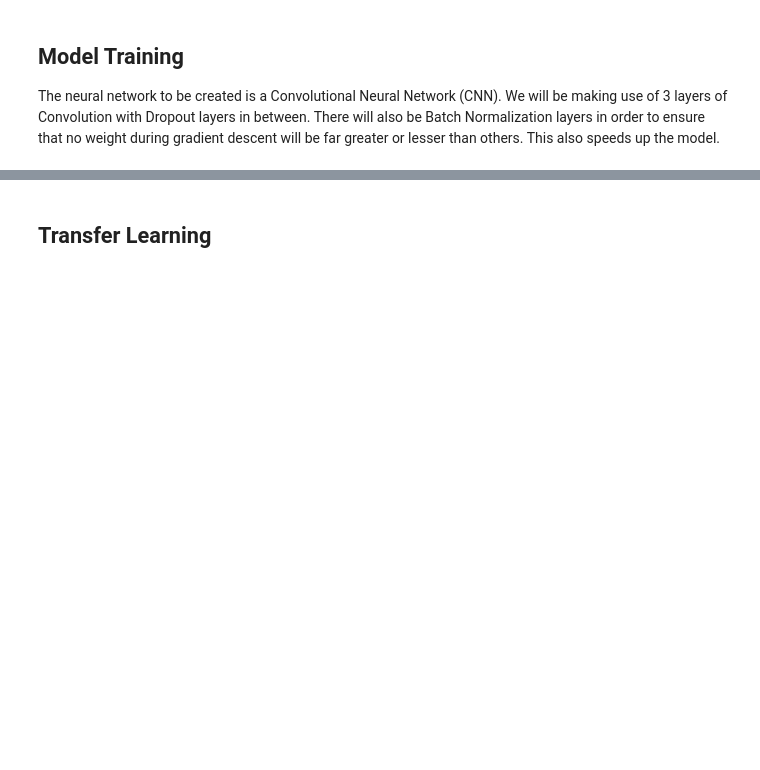
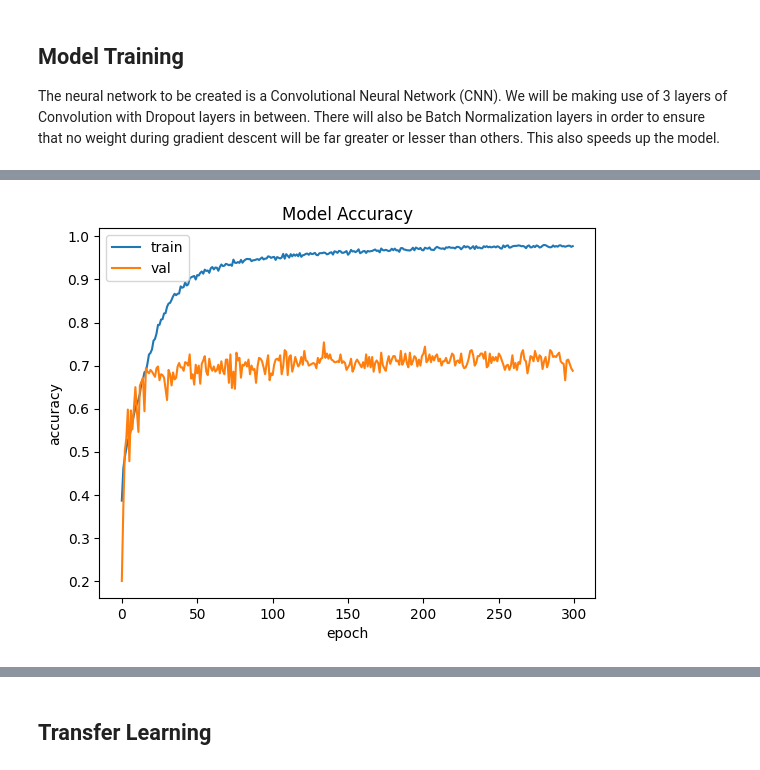
Before and after one commit to not-joosh/cifar-omni-herbi-ml-bin, a Jupyter notebook: cifar_omni_herbi_ml.ipynb, the cells around one changed output, grey strips where cells are left out. Cells and saved outputs as stored; diff of their text form; code cells hidden in the pictures; blank space fills up the shorter version.

```diff
--- a/cifar_omni_herbi_ml.ipynb
+++ b/cifar_omni_herbi_ml.ipynb
@@ -237,15 +241,11 @@ We have now satisfied the minimum 1000 as cited earlier. We can now attempt trai
 ## **Model Training**
 The neural network to be created is a Convolutional Neural Network (CNN). We will be making use of 3 layers of Convolution with Dropout layers in between. There will also be Batch Normalization layers in order to ensure that no weight during gradient descent will be far greater or lesser than others. This also speeds up the model.
 # %%
-import tensorflow as tf
-from tensorflow.keras import layers
-from tensorflow.keras.callbacks import ModelCheckpoint
-
 # Define the file path to save the model
 filepath = 'highest_performing_model.h5'
 
 # Define the ModelCheckpoint callback
-checkpoint = ModelCheckpoint(filepath, monitor='val_accuracy', save_best_only=True, mode='max', verbose=1)
+checkpoint = tf.keras.callbacks.ModelCheckpoint(filepath, monitor='val_accuracy', save_best_only=True, mode='max', verbose=1)
 
 # Define the model architecture
 model = tf.keras.Sequential([
@@ -285,7 +285,7 @@ model.compile(optimizer=optimizer,
 
 model.summary()
 
-model.fit(X_train, y_train, epochs=300, validation_split=0.1, validation_data=(X_test[:1500], y_test[:1500]), callbacks=[checkpoint])
+base_history = model.fit(X_train, y_train, epochs=300, validation_split=0.1, validation_data=(X_test[:1500], y_test[:1500]), callbacks=[checkpoint])
 model.load_weights(filepath)
 # %% [output]
 Model: "sequential_1"
@@ -324,0 +377,10 @@ Epoch 300: val_accuracy did not improve from 0.76200
+# %%
+plt.plot(base_history.history['accuracy'])
+plt.plot(base_history.history['val_accuracy'])
+plt.title('Model Accuracy')
+plt.ylabel('accuracy')
+plt.xlabel('epoch')
+plt.legend(['train', 'val'], loc='upper left')
+plt.show()
+# %% [output]
+[figure, added]
```
Also changed, not shown: parts of 13 cells of this notebook, 4 other files.
